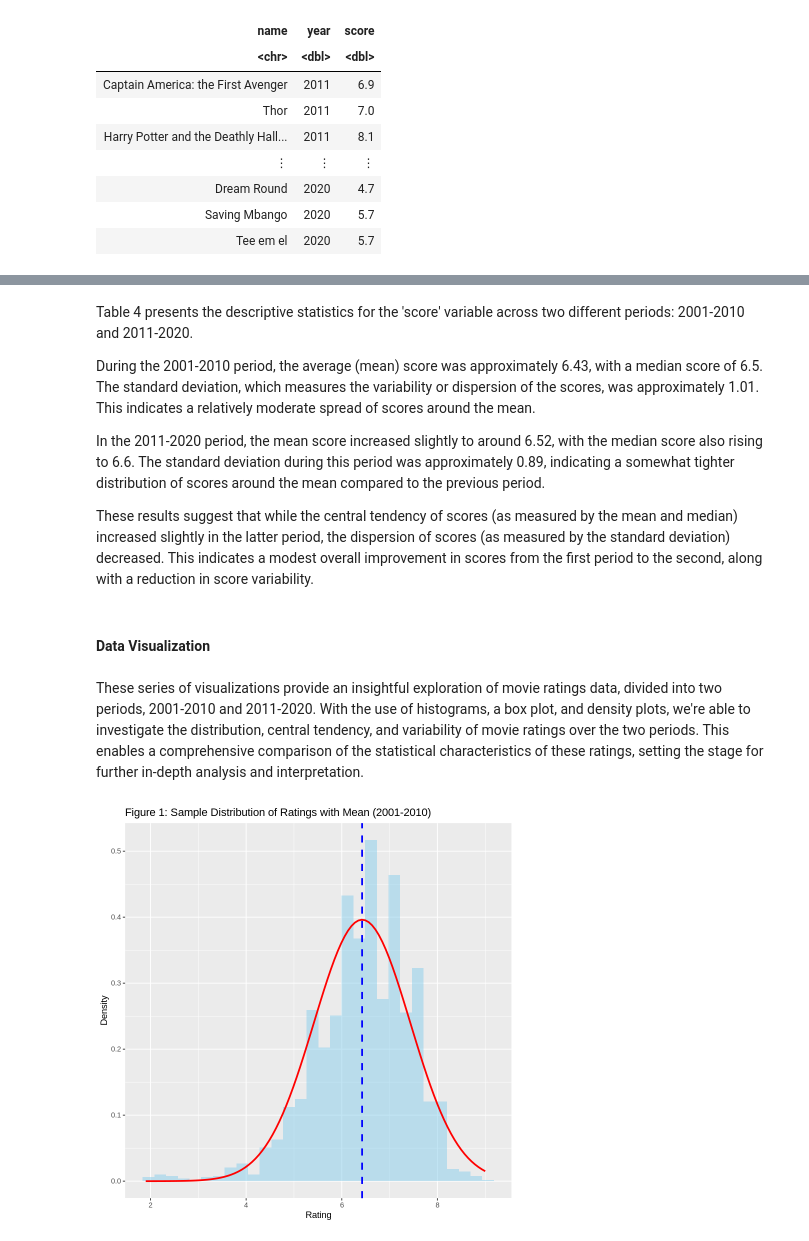
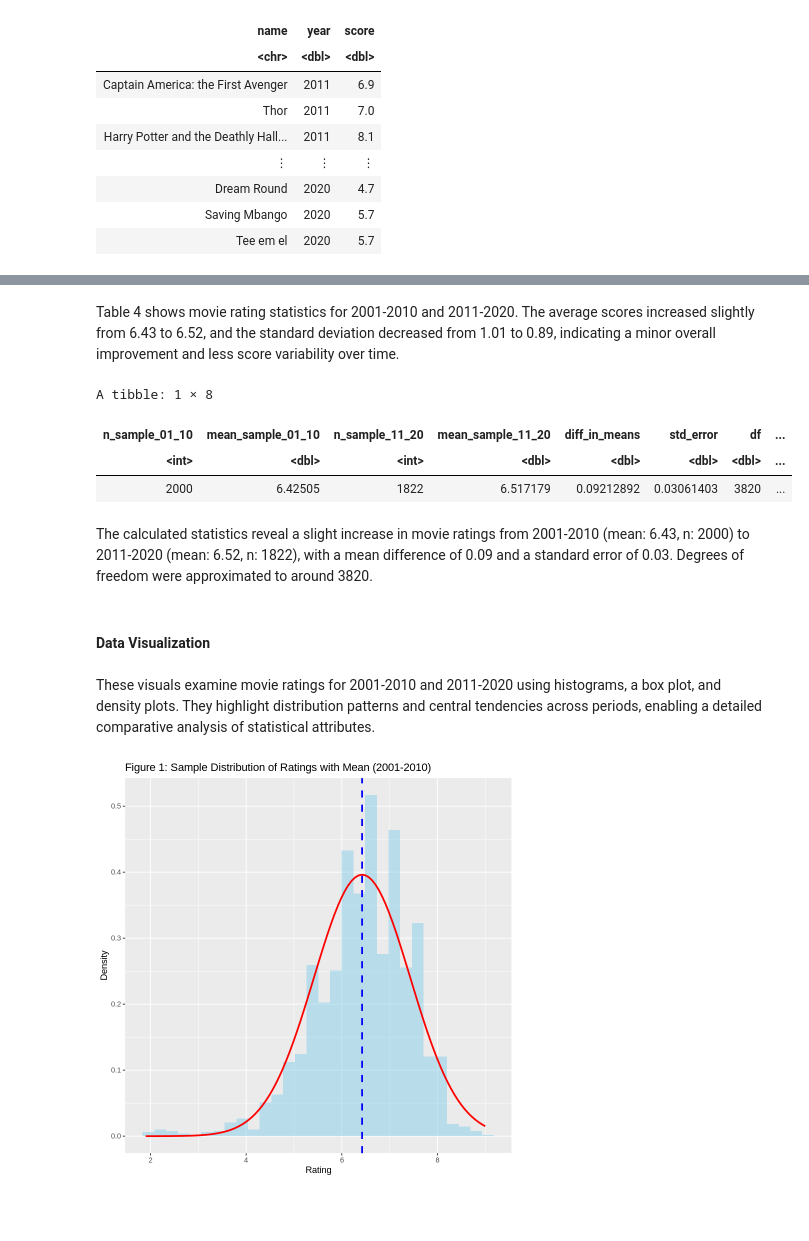
Before and after one commit to jessieshengyj/stat201, a Jupyter notebook: Proposal.ipynb, the cells around one changed output, grey strips where cells are left out. Drawn from its saved outputs; the diff is of its cells as text; code cells hidden in the pictures; blank space fills up the shorter version.

```diff
--- a/Proposal.ipynb
+++ b/Proposal.ipynb
@@ -152,15 +161,43 @@ A data.frame: 2 × 4
 # %% [markdown]
-Table 4 presents the descriptive statistics for the 'score' variable across two different periods: 2001-2010 and 2011-2020.
-
-During the 2001-2010 period, the average (mean) score was approximately 6.43, with a median score of 6.5. The standard deviation, which measures the variability or dispersion of the scores, was approximately 1.01. This indicates a relatively moderate spread of scores around the mean.
-
-In the 2011-2020 period, the mean score increased slightly to around 6.52, with the median score also rising to 6.6. The standard deviation during this period was approximately 0.89, indicating a somewhat tighter distribution of scores around the mean compared to the previous period.
-
-These results suggest that while the central tendency of scores (as measured by the mean and median) increased slightly in the latter period, the dispersion of scores (as measured by the standard deviation) decreased. This indicates a modest overall improvement in scores from the first period to the second, along with a reduction in score variability.
+Table 4 shows movie rating statistics for 2001-2010 and 2011-2020. The average scores increased slightly from 6.43 to 6.52, and the standard deviation decreased from 1.01 to 0.89, indicating a minor overall improvement and less score variability over time.
+# %%
+# Compute difference of means
+diff_mean <- summary_2011_2020$sample_mean - summary_2001_2010$sample_mean
+# Compute standard error for the difference of means
+SE_diff <- sqrt((summary_2001_2010$sample_sd^2 / summary_2001_2010$n) +
+                (summary_2011_2020$sample_sd^2 / summary_2011_2020$n))
+# Compute degrees of freedom
+df <- summary_2001_2010$n + summary_2011_2020$n - 2
+# Compute the degrees of freedom using the Welch-Satterthwaite equation
+df_welch <- (
+    (summary_2001_2010$sample_sd^2 / summary_2001_2010$n + summary_2011_2020$sample_sd^2 / summary_2011_2020$n)^2
+) / (
+    (summary_2001_2010$sample_sd^4 / (summary_2001_2010$n^2 * (summary_2001_2010$n - 1))) +
+    (summary_2011_2020$sample_sd^4 / (summary_2011_2020$n^2 * (summary_2011_2020$n - 1)))
+)
+# Storing computation in the tibble
+summary_stats <- tibble(
+  n_sample_01_10 = summary_2001_2010$n,
+  mean_sample_01_10 = summary_2001_2010$sample_mean,
+  n_sample_11_20 = summary_2011_2020$n,
+  mean_sample_11_20 = summary_2011_2020$sample_mean,
+  diff_in_means = diff_mean,
+  std_error = SE_diff,
+  df = df,
+  df_welch = df_welch
+)
+summary_stats
+# %% [output]
+A tibble: 1 × 8
+| n_sample_01_10 | mean_sample_01_10 | n_sample_11_20 | mean_sample_11_20 | diff_in_means | std_error | df | ... |
+| <int> | <dbl> | <int> | <dbl> | <dbl> | <dbl> | <dbl> | ... |
+| 2000 | 6.42505 | 1822 | 6.517179 | 0.09212892 | 0.03061403 | 3820 | ... |
+# %% [markdown]
+The calculated statistics reveal a slight increase in movie ratings from 2001-2010 (mean: 6.43, n: 2000) to 2011-2020 (mean: 6.52, n: 1822), with a mean difference of 0.09 and a standard error of 0.03. Degrees of freedom were approximated to around 3820.
 # %% [markdown]
 #### **Data Visualization**
 # %% [markdown]
-These series of visualizations provide an insightful exploration of movie ratings data, divided into two periods, 2001-2010 and 2011-2020. With the use of histograms, a box plot, and density plots, we're able to investigate the distribution, central tendency, and variability of movie ratings over the two periods. This enables a comprehensive comparison of the statistical characteristics of these ratings, setting the stage for further in-depth analysis and interpretation.
+These visuals examine movie ratings for 2001-2010 and 2011-2020 using histograms, a box plot, and density plots. They highlight distribution patterns and central tendencies across periods, enabling a detailed comparative analysis of statistical attributes.
 # %%
 # Calculate x and y coordinates for the normal curve
 x <- seq(min(data_2001_2010$score, na.rm = TRUE), max(data_2001_2010$score, na.rm = TRUE), length.out = 100)
```
Also changed, not shown: parts of 17 cells of this notebook.
